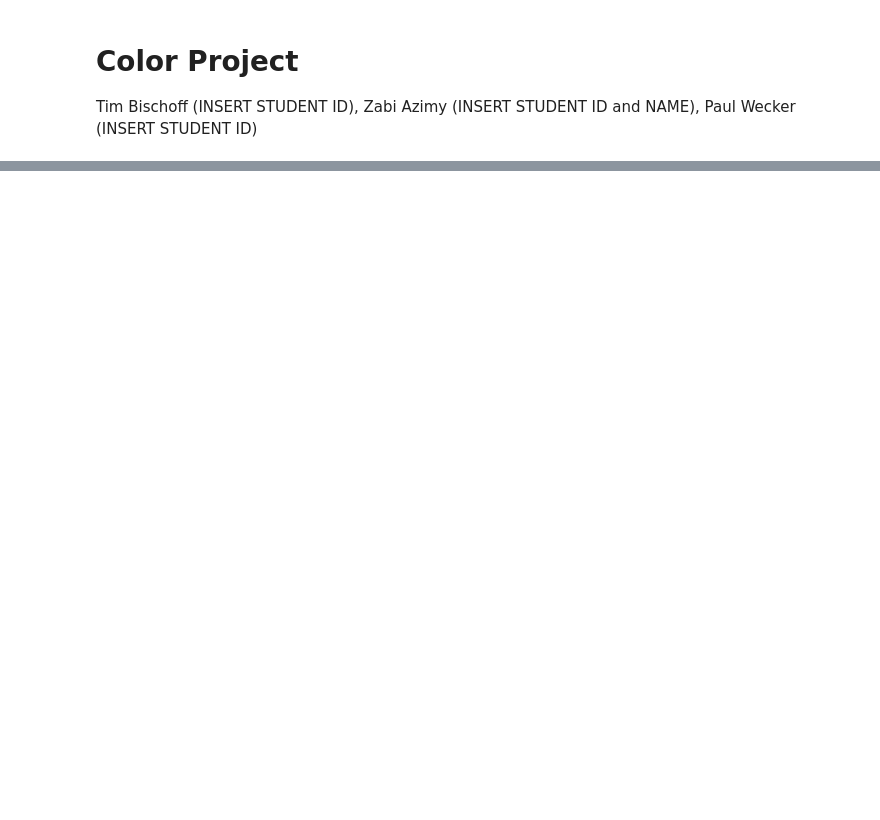
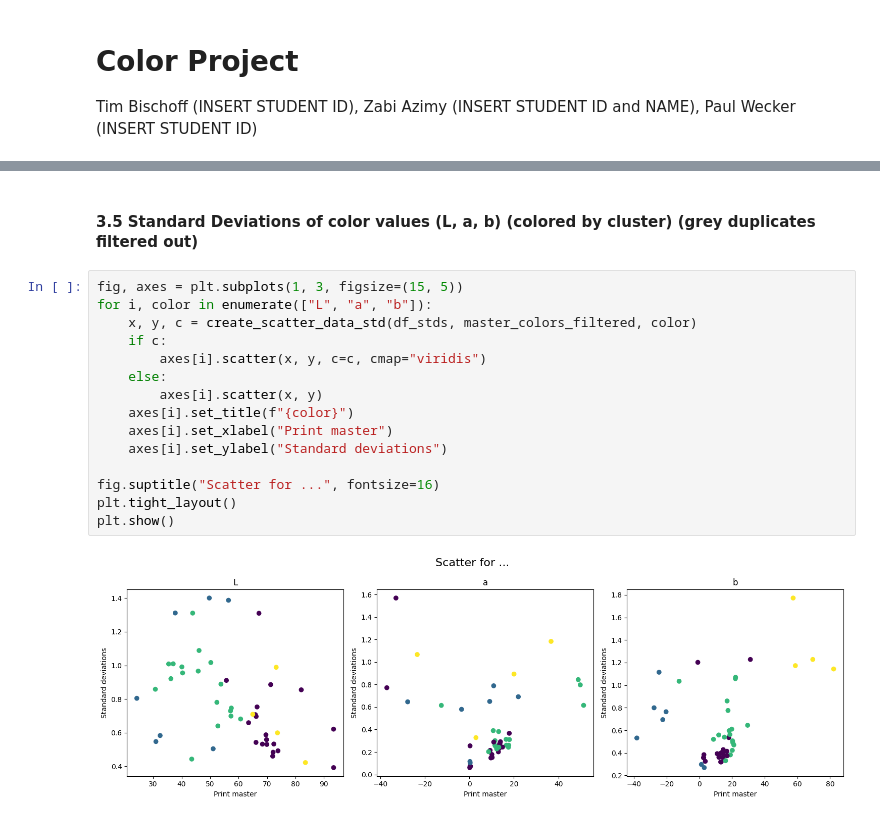
Before and after one commit to tkBischoff/DataViz, a Jupyter notebook: report.ipynb, the cells around one changed output, grey strips where cells are left out. Saved outputs shown, nothing was run; the diff lists cells and outputs as text; blank space fills up the shorter version.

```diff
--- a/report.ipynb
+++ b/report.ipynb
@@ -23,0 +383,19 @@ This is a sub paragraph, formatted in heading 3 style
+# %% [markdown]
+#### 3.5 Standard Deviations of color values (L, a, b) (colored by cluster) (grey duplicates filtered out)  <a class="anchor" id="3.5"></a>
+# %%
+fig, axes = plt.subplots(1, 3, figsize=(15, 5))
+for i, color in enumerate(["L", "a", "b"]):
+    x, y, c = create_scatter_data_std(df_stds, master_colors_filtered, color)
+    if c:
+        axes[i].scatter(x, y, c=c, cmap="viridis")
+    else:
+        axes[i].scatter(x, y)
+    axes[i].set_title(f"{color}")
+    axes[i].set_xlabel("Print master")
+    axes[i].set_ylabel("Standard deviations")
+
+fig.suptitle("Scatter for ...", fontsize=16)
+plt.tight_layout()
+plt.show()
+# %% [output]
+[figure, added]
```
Also changed, not shown: parts of 38 cells of this notebook.
